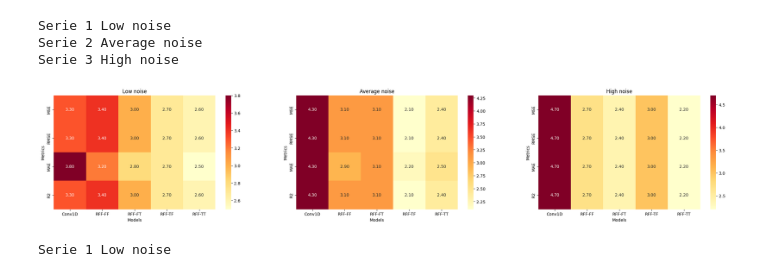
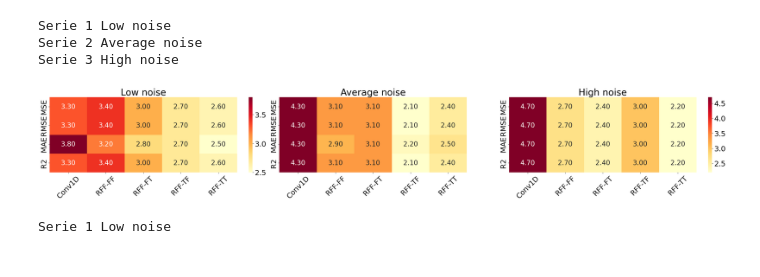
Before and after one commit to ealeongomez/Time-Series-Forecasting-Using-the-Bayesian-Approach-and-Random-Fourier-Features, a Jupyter notebook: Experiments/Analysis_results4.ipynb, the cells around one changed output. Saved outputs shown, nothing was run; the diff lists cells and outputs as text; code cells hidden in the pictures.

```diff
--- a/Experiments/Analysis_results4.ipynb
+++ b/Experiments/Analysis_results4.ipynb
@@ -54,37 +95,51 @@ names = ['Low noise', 'Average noise', 'High noise']
 # %%
+performanceMetrics = 4
+model = 5
+count = 1
+names = ['Low noise', 'Average noise', 'High noise']
+
 results = []
 plt.figure(figsize=(30,5))
 for serie, name in zip(data.keys(), names) :
     print(serie, name)
     matriz_rankeada = np.zeros((10,4,5))
 
     # Trials
     for i in range(data[str(serie)].shape[0]):
         matriz = data[str(serie)][i]
         value = Friedman_Test(matriz)
         matriz_rankeada[i,:,:] = value
 
     nueva_matriz = np.mean(matriz_rankeada, axis=0)
 
     plt.subplot(1,3,count)
     #plt.figure(figsize=(8, 6))
-    heatmap = sns.heatmap(nueva_matriz, annot=True, cmap='YlOrRd', fmt='.2f') #, cbar_kws={'label': 'Promedio'})
-    plt.xlabel('Models')
-    plt.ylabel('Metrics')
-    plt.title(name)
-    plt.xticks(np.arange(5)+0.5, ('Conv1D', 'RFF-FF', 'RFF-FT', 'RFF-TF', 'RFF-TT'), rotation=0)
-    plt.yticks(np.arange(4)+0.5, ('MSE', 'RMSE', 'MAE', 'R2'), va="center")
+    #heatmap = sns.heatmap(nueva_matriz, annot=True, cmap='YlOrRd', fmt='.2f') #, cbar_kws={'label': 'Promedio'})
+    heatmap = sns.heatmap(nueva_matriz, annot=True, cmap='YlOrRd', fmt='.2f',
+                          annot_kws={"size": 20})  # Tamaño de los números en el heatmap
+
+    cbar = heatmap.collections[0].colorbar
+    cbar.ax.tick_params(labelsize=22)  # Tamaño de los valores en la barra de color
+    #cbar.set_label("Promedio", fontsize=18)  # Tamaño de la etiqueta de la barra de color
+
+
+    #plt.xlabel('Models', fontsize=15)
+    #plt.ylabel('Metrics', fontsize=15)
+    plt.title(name, fontsize=28)
+    plt.tight_layout()
+    plt.xticks(np.arange(5)+0.5, ('Conv1D', 'RFF-FF', 'RFF-FT', 'RFF-TF', 'RFF-TT'), rotation=45, fontsize=22)
+    plt.yticks(np.arange(4)+0.5, ('MSE', 'RMSE', 'MAE', 'R2'), va="center", fontsize=22)
     count += 1
 
     #matriz_rankeada
     results.append(matriz_rankeada)
 
 plt.show()
 # %% [output]
 Serie 1 Low noise
 Serie 2 Average noise
 Serie 3 High noise
-[figure, old version]
+[figure, new version]
 # %%
 colors = ['b', 'y', 'g', 'r', 'c']
 # Serie
```
Also changed, not shown: parts of 4 cells of this notebook, 3 other files.
